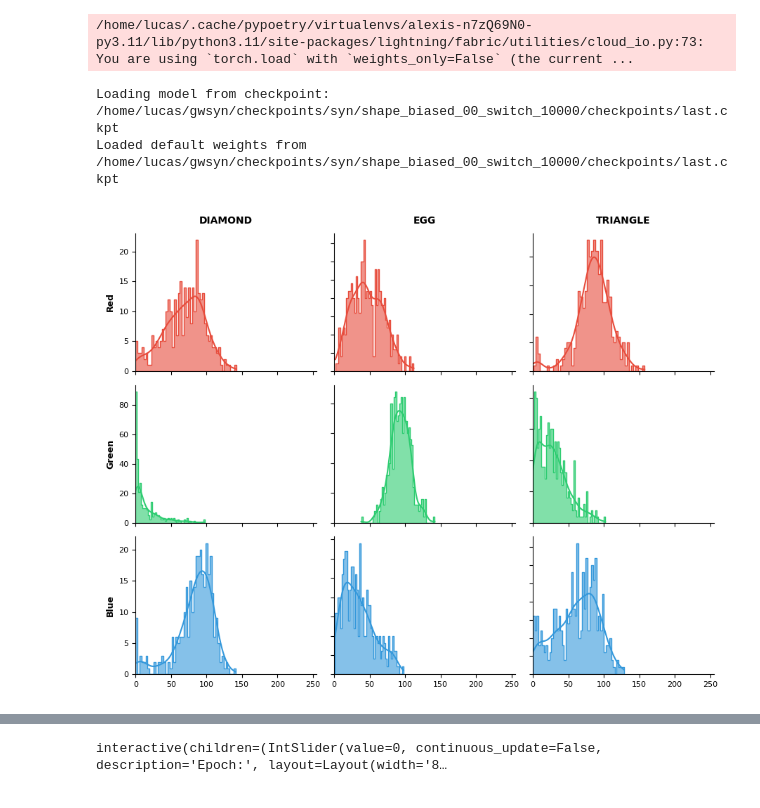
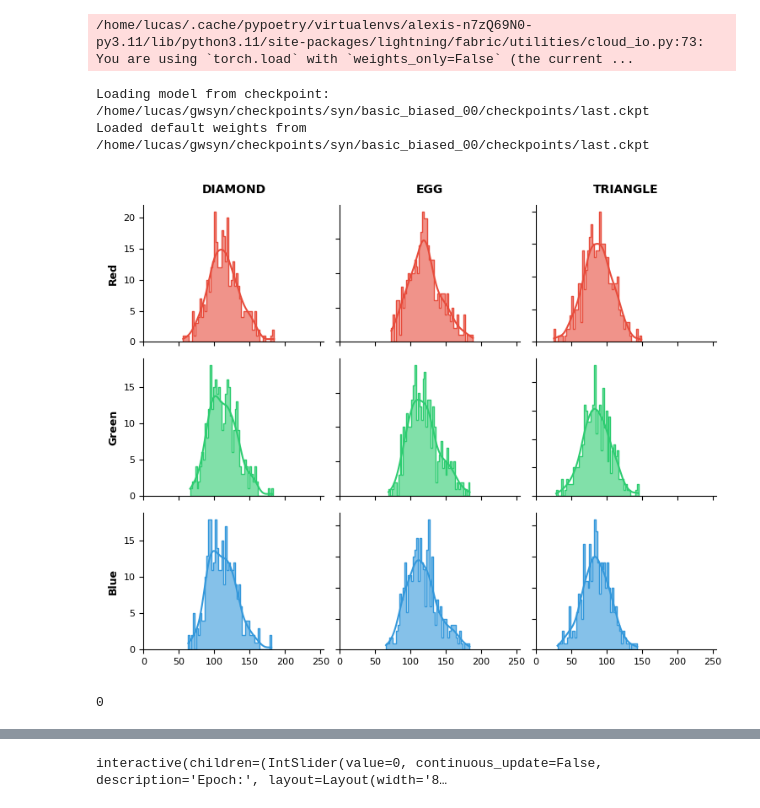
Before and after one commit to lucas-ch/gwsyn, a Jupyter notebook: notebooks/test_color_distribution.ipynb, the cells around one changed output, grey strips where cells are left out. Drawn from its saved outputs; the diff is of its cells as text; code cells hidden in the pictures.

```diff
--- a/notebooks/test_color_distribution.ipynb
+++ b/notebooks/test_color_distribution.ipynb
@@ -13,14 +19,12 @@ from syn_project.utils_color_analysis import *
 %matplotlib widget
 # %%
 project_name = "syn"
-condition = "shape"
+condition = "basic"
 data = "biased_00"
-switch_epoch = 10000
+switch_epoch = 0
 checkpoint_epoch = 0
 
 n_samples_test = 1000
-show_results_fusion = True
-fusion_attr_weight = 1.0
 
 experiment_name = get_experiment_name(condition, data, switch_epoch)
 cat_names=CAT_NAMES
@@ -38,5 +42,5 @@ files = load_epoch_files(data_dir)
 epochs, color_history = get_color_data_from_epoch_files(files)
 # %% [output]
 /home/lucas/.cache/pypoetry/virtualenvs/alexis-n7zQ69N0-py3.11/lib/python3.11/site-packages/lightning/fabric/utilities/cloud_io.py:73: You are using `torch.load` with `weights_only=False` (the current ...
-Loading model from checkpoint: /home/lucas/gwsyn/checkpoints/syn/shape_biased_00_switch_10000/checkpoints/last.ckpt
-Loaded default weights from /home/lucas/gwsyn/checkpoints/syn/shape_biased_00_switch_10000/checkpoints/last.ckpt
+Loading model from checkpoint: /home/lucas/gwsyn/checkpoints/syn/basic_biased_00/checkpoints/last.ckpt
+Loaded default weights from /home/lucas/gwsyn/checkpoints/syn/basic_biased_00/checkpoints/last.ckpt
@@ -43,10 +50,16 @@ Loaded default weights from /home/lucas/gwsyn/checkpoints/syn/shape_biased_00_sw
 # %%
 plot_type = "decoded_edge"
 
 colors_np = get_samples_rgb(data_translated, plot_type)
-categories_indices= get_categories_indices(data_translated)
+categories_indices_train = get_categories_indices(data_translated, 'train_attr')
+categories_indices_decoded = get_categories_indices(data_translated, 'attr_decoded')
 
-fig = plot_rgb_distribution(colors_np, categories_indices, n_bins=50)
+fig = plot_rgb_distribution(colors_np, categories_indices_decoded, n_bins=50)
 plt.show()
 # %% [output]
-[figure, old version]
+[figure, new version]
+# %%
+# nombre de classifications fausses
+len(categories_indices_decoded == categories_indices_train) - n_samples_test
+# %% [output]
+0
```
Also changed, not shown: parts of 12 cells of this notebook, 14 other files.
